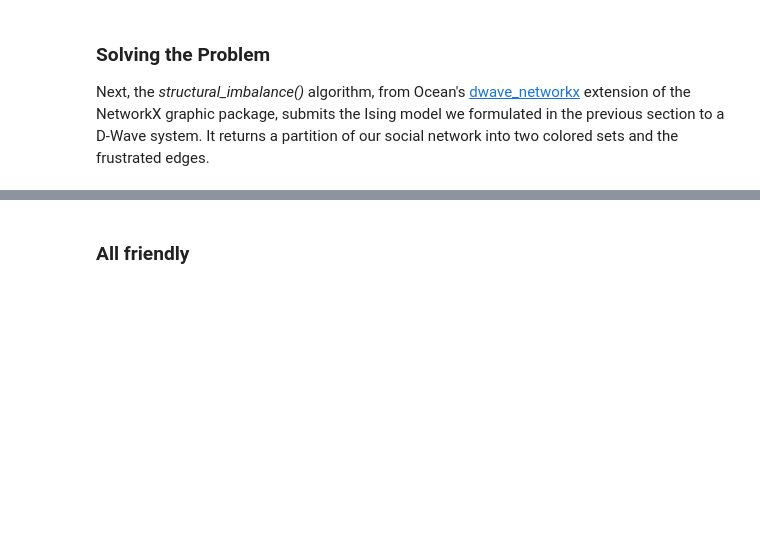
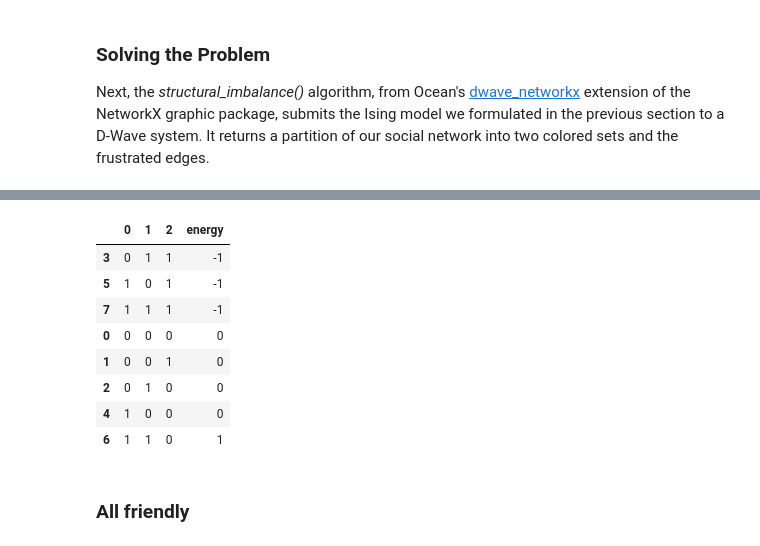
Before and after one commit to mledall/quantum_computing, a Jupyter notebook: Structural_imbalance_benchmarking.ipynb, the cells around one changed output, grey strips where cells are left out. Drawn from its saved outputs; the diff is of its cells as text; code cells hidden in the pictures; blank space fills up the shorter version.

```diff
--- a/Structural_imbalance_benchmarking.ipynb
+++ b/Structural_imbalance_benchmarking.ipynb
@@ -193,3 +294,15 @@ sovled in  1.3019189834594727 s
+# %%
+df_classical_energy.sort_values(by='energy')
+# %% [output]
+|  | 0 | 1 | 2 | energy |
+| 3 | 0 | 1 | 1 | -1 |
+| 5 | 1 | 0 | 1 | -1 |
+| 7 | 1 | 1 | 1 | -1 |
+| 0 | 0 | 0 | 0 | 0 |
+| 1 | 0 | 0 | 1 | 0 |
+| 2 | 0 | 1 | 0 | 0 |
+| 4 | 1 | 0 | 0 | 0 |
+| 6 | 1 | 1 | 0 | 1 |
 # %% [markdown]
 ### All friendly
 # %%
```
Also changed, not shown: parts of 12 cells of this notebook.
